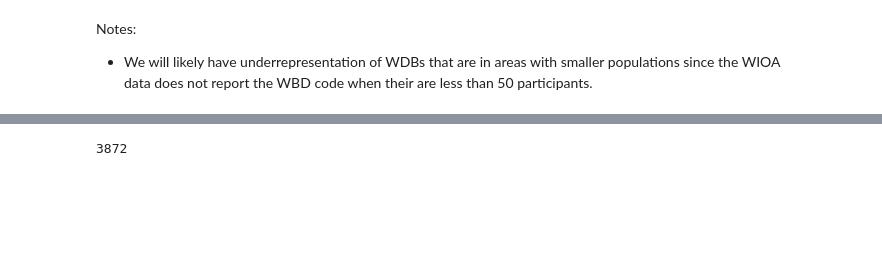
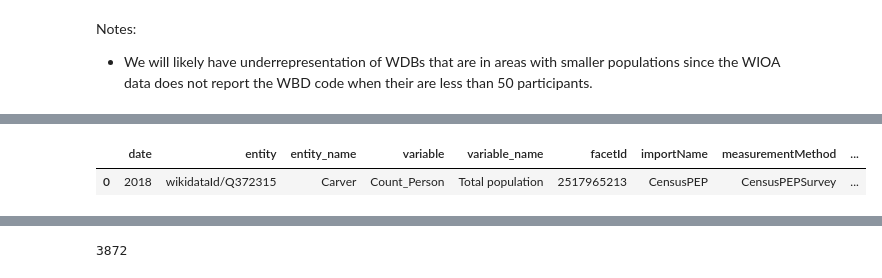
Before and after one commit to jcanedy/retrainability-index, a Jupyter notebook: scripts/create_workforce_boards.ipynb, the cells around one changed output, grey strips where cells are left out. Cells and saved outputs as stored; diff of their text form; code cells hidden in the pictures; blank space fills up the shorter version.

```diff
--- a/scripts/create_workforce_boards.ipynb
+++ b/scripts/create_workforce_boards.ipynb
@@ -178,3 +232,11 @@ df_workforce_boards[2023]
+# %%
+county_dcids = ["wikidataId/Q372315"]
+df_county = client.observations_dataframe(entity_dcids=county_dcids, variable_dcids=['Count_Person', 'Median_Age_Person', 'Median_Income_Person'], date='latest')
+# %%
+df_county
+# %% [output]
+|  | date | entity | entity_name | variable | variable_name | facetId | importName | measurementMethod | ... |
+| 0 | 2018 | wikidataId/Q372315 | Carver | Count_Person | Total population | 2517965213 | CensusPEP | CensusPEPSurvey | ... |
 # %%
 lf = pl.scan_parquet("../data/processed/wioa_data_filtered.parquet")
 # %%
```
Also changed, not shown: parts of 25 cells of this notebook.
